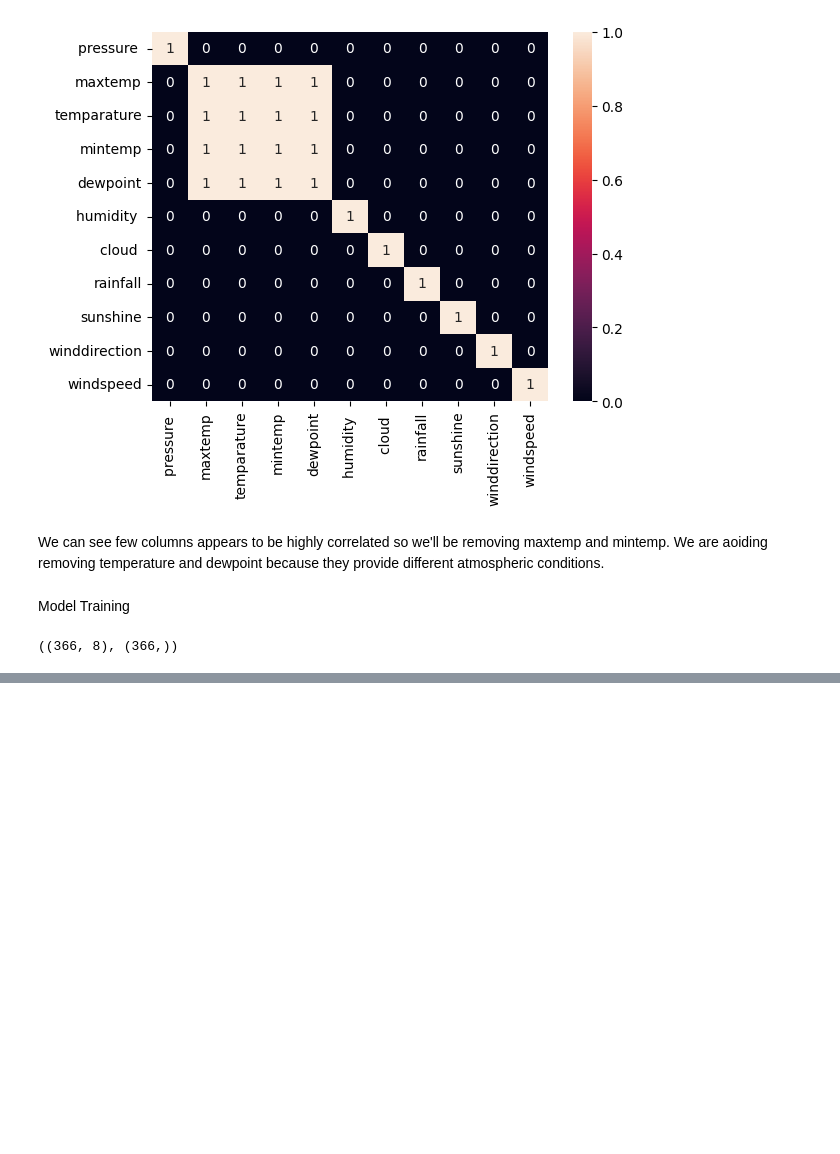
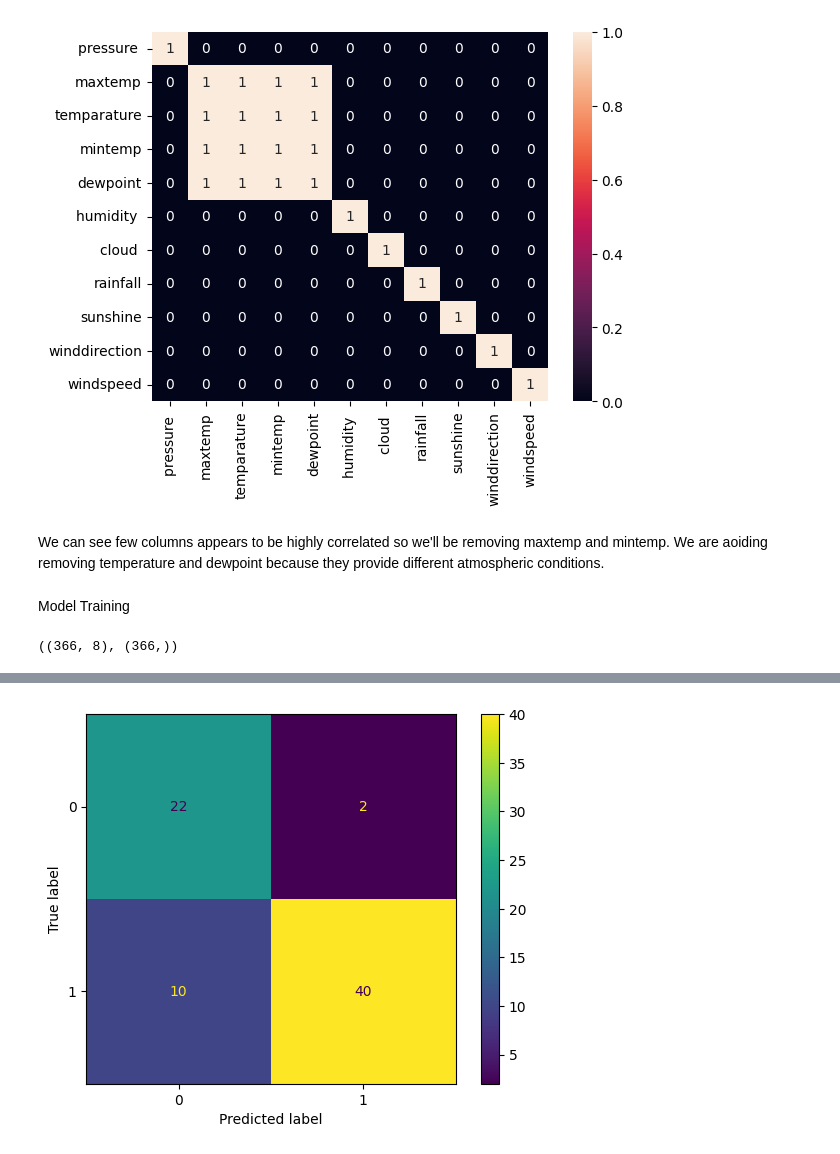
Before and after one commit to rizz045/Rainfall-Prediction-using-Machine-Learning, a Jupyter notebook: Rainfall_Prediction_using_Machine_Learning.ipynb, the cells around one changed output, grey strips where cells are left out. Saved outputs shown, nothing was run; the diff lists cells and outputs as text; code cells hidden in the pictures; blank space fills up the shorter version.

```diff
--- a/Rainfall_Prediction_using_Machine_Learning.ipynb
+++ b/Rainfall_Prediction_using_Machine_Learning.ipynb
@@ -227,12 +227,15 @@ x_test = scaler.fit_transform(x_test)
 # %%
 models = [LogisticRegression(), XGBClassifier(), SVC(kernel='rbf', probability=True)]
 
-for model in models:
-    model.fit(X, Y)
-    print(model.__class__.__name__)
+for i in range(3):
+    models[i].fit(X, Y)
+    print(models[i].__class__.__name__)
 
-    print("Training Accuracy: ",metrics.roc_auc_score(Y, model.predict(X)))
-    print("Testing Accuracy: ",metrics.roc_auc_score(y_test, model.predict(x_test)))
+    tr_pred = models[i].predict_proba(X)
+    print("Training Accuracy: ",metrics.roc_auc_score(Y, tr_pred[:,1]))
+
+    ts_pred = models[i].predict_proba(x_test)
+    print("Testing Accuracy: ",metrics.roc_auc_score(y_test, ts_pred[:,1]))
     print()
 # %% [output]
 LogisticRegression
@@ -267,0 +252,9 @@ Validation Accuracy :  0.9075
+# %%
+# Model Evaluation
+# Confusion Matrix
+from sklearn.metrics import ConfusionMatrixDisplay
+
+ConfusionMatrixDisplay.from_estimator(models[2], x_test, y_test)
+plt.show()
+# %% [output]
+[figure, added]
```
Also changed, not shown: parts of 4 cells of this notebook.
